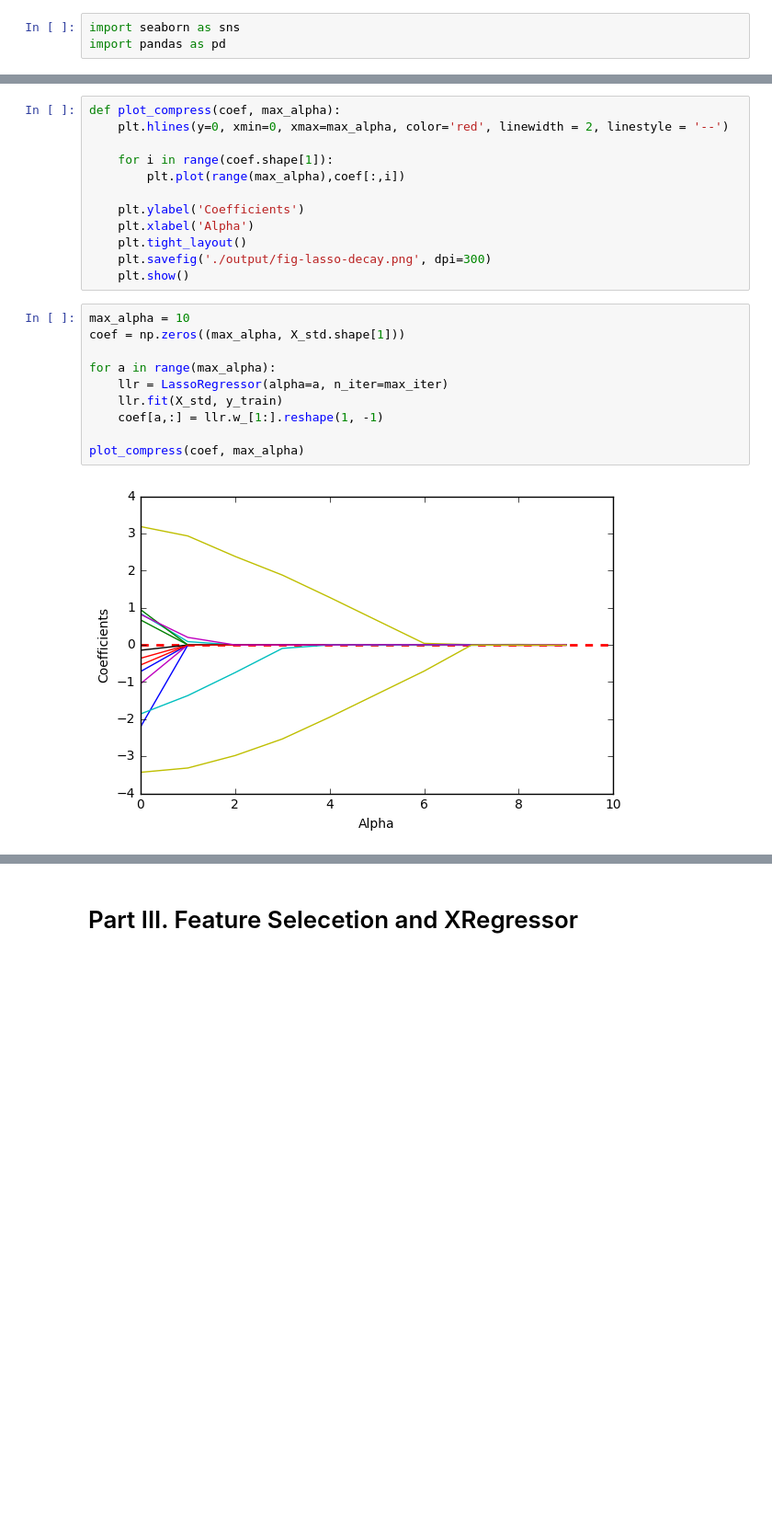
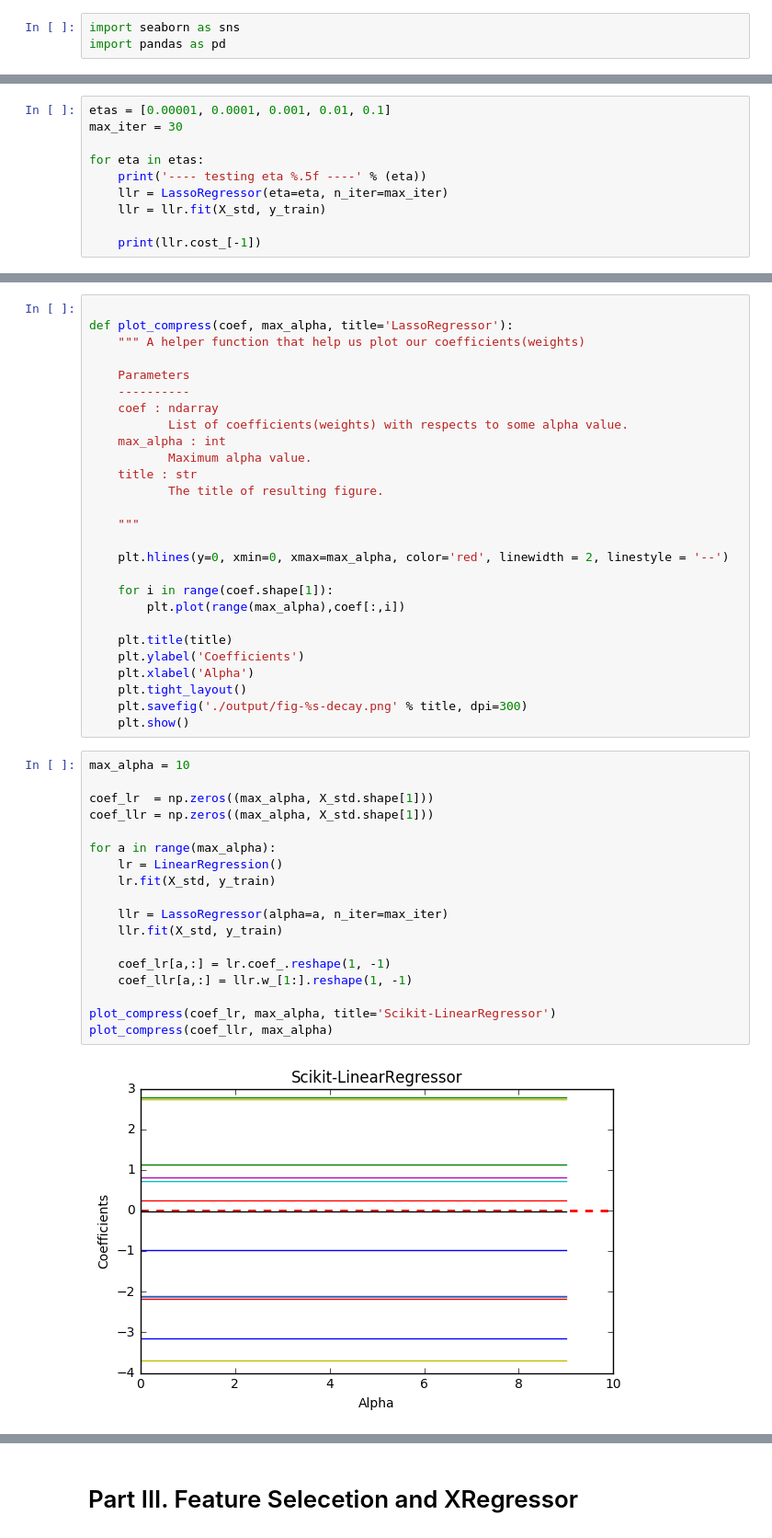
Before and after one commit to LemonATsu/iPynb-Lasso-Regressor, a Jupyter notebook: Lab05_102062207.ipynb, the cells around one changed output, grey strips where cells are left out. Shown at 92% size. Saved outputs shown, nothing was run; the diff lists cells and outputs as text; blank space fills up the shorter version.

```diff
--- a/Lab05_102062207.ipynb
+++ b/Lab05_102062207.ipynb
@@ -282,0 +349,10 @@ By examining the explained variance ratio, we can find that some of the features
+# %%
+etas = [0.00001, 0.0001, 0.001, 0.01, 0.1]
+max_iter = 30
+
+for eta in etas:
+    print('---- testing eta %.5f ----' % (eta))
+    llr = LassoRegressor(eta=eta, n_iter=max_iter)
+    llr = llr.fit(X_std, y_train)
+
+    print(llr.cost_[-1])
@@ -408,24 +520,47 @@ MSE train: 23.08, test: 14.84
 # %%
-def plot_compress(coef, max_alpha):
+
+def plot_compress(coef, max_alpha, title='LassoRegressor'):
+    """ A helper function that help us plot our coefficients(weights)
+
+    Parameters
+    ----------
+    coef : ndarray
+           List of coefficients(weights) with respects to some alpha value.
+    max_alpha : int
+           Maximum alpha value.
+    title : str
+           The title of resulting figure.
+
+    """
+
     plt.hlines(y=0, xmin=0, xmax=max_alpha, color='red', linewidth = 2, linestyle = '--')
 
     for i in range(coef.shape[1]):
         plt.plot(range(max_alpha),coef[:,i])
 
+    plt.title(title)
     plt.ylabel('Coefficients')
     plt.xlabel('Alpha')
     plt.tight_layout()
-    plt.savefig('./output/fig-lasso-decay.png', dpi=300)
+    plt.savefig('./output/fig-%s-decay.png' % title, dpi=300)
     plt.show()
 # %%
 max_alpha = 10
-coef = np.zeros((max_alpha, X_std.shape[1]))
+
+coef_lr  = np.zeros((max_alpha, X_std.shape[1]))
+coef_llr = np.zeros((max_alpha, X_std.shape[1]))
 
 for a in range(max_alpha):
+    lr = LinearRegression()
+    lr.fit(X_std, y_train)
+
     llr = LassoRegressor(alpha=a, n_iter=max_iter)
     llr.fit(X_std, y_train)
-    coef[a,:] = llr.w_[1:].reshape(1, -1)
 
-plot_compress(coef, max_alpha)
+    coef_lr[a,:] = lr.coef_.reshape(1, -1)
+    coef_llr[a,:] = llr.w_[1:].reshape(1, -1)
+
+plot_compress(coef_lr, max_alpha, title='Scikit-LinearRegressor')
+plot_compress(coef_llr, max_alpha)
 # %% [output]
-[figure, old version]
+[figure, new version]
```
Also changed, not shown: parts of 19 cells of this notebook.
